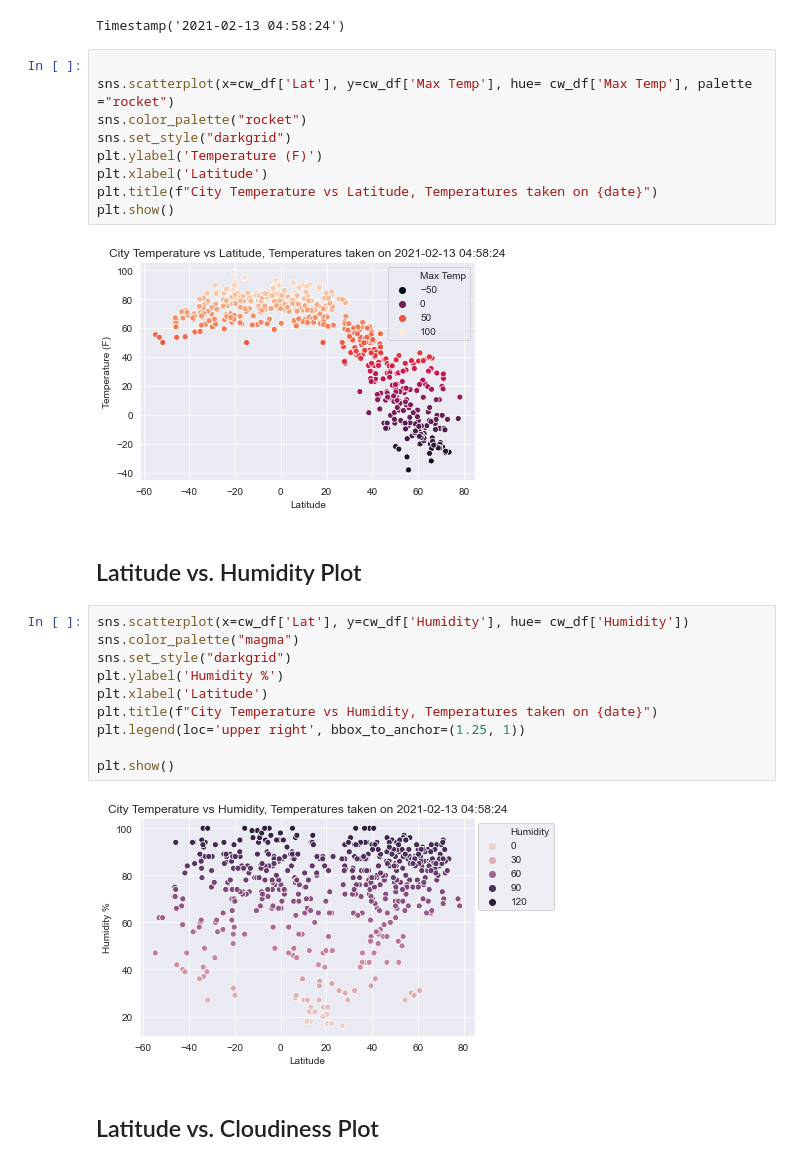
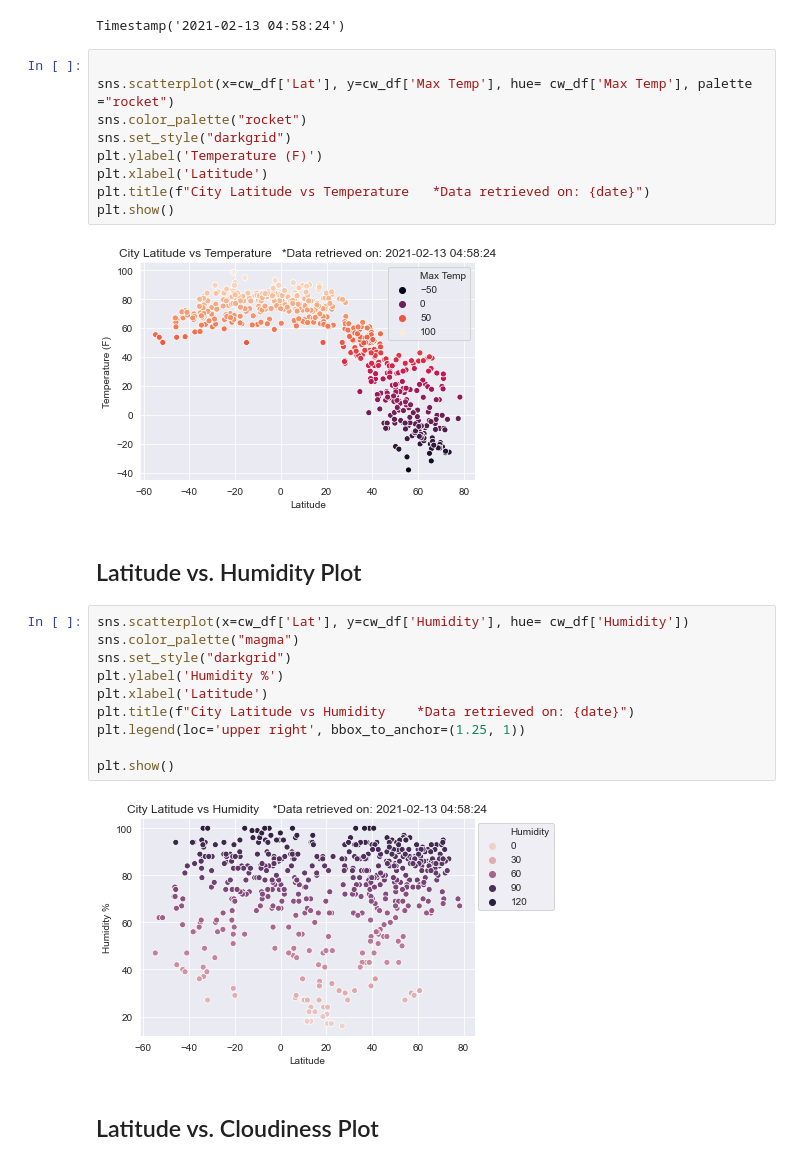
Before and after one commit to Leonidesguerra/python-api-challenge, a Jupyter notebook: WeatherPy.ipynb, the cells around one changed output. Cells and saved outputs as stored; diff of their text form.

```diff
--- a/WeatherPy.ipynb
+++ b/WeatherPy.ipynb
@@ -168,14 +168,14 @@ Timestamp('2021-02-13 04:58:24')
 # %%
 
 sns.scatterplot(x=cw_df['Lat'], y=cw_df['Max Temp'], hue= cw_df['Max Temp'], palette ="rocket")
 sns.color_palette("rocket")
 sns.set_style("darkgrid")
 plt.ylabel('Temperature (F)')
 plt.xlabel('Latitude')
-plt.title(f"City Temperature vs Latitude, Temperatures taken on {date}")
+plt.title(f"City Latitude vs Temperature   *Data retrieved on: {date}")
 plt.show()
 # %% [output]
-[figure, old version]
+[figure, new version]
 # %% [markdown]
 ## Latitude vs. Humidity Plot
 # %%
@@ -184,11 +184,11 @@ sns.color_palette("magma")
 sns.set_style("darkgrid")
 plt.ylabel('Humidity %')
 plt.xlabel('Latitude')
-plt.title(f"City Temperature vs Humidity, Temperatures taken on {date}")
+plt.title(f"City Latitude vs Humidity    *Data retrieved on: {date}")
 plt.legend(loc='upper right', bbox_to_anchor=(1.25, 1))
 
 plt.show()
 # %% [output]
-[figure, old version]
+[figure, new version]
 # %% [markdown]
 ## Latitude vs. Cloudiness Plot
```
Also changed, not shown: parts of 9 cells of this notebook.
